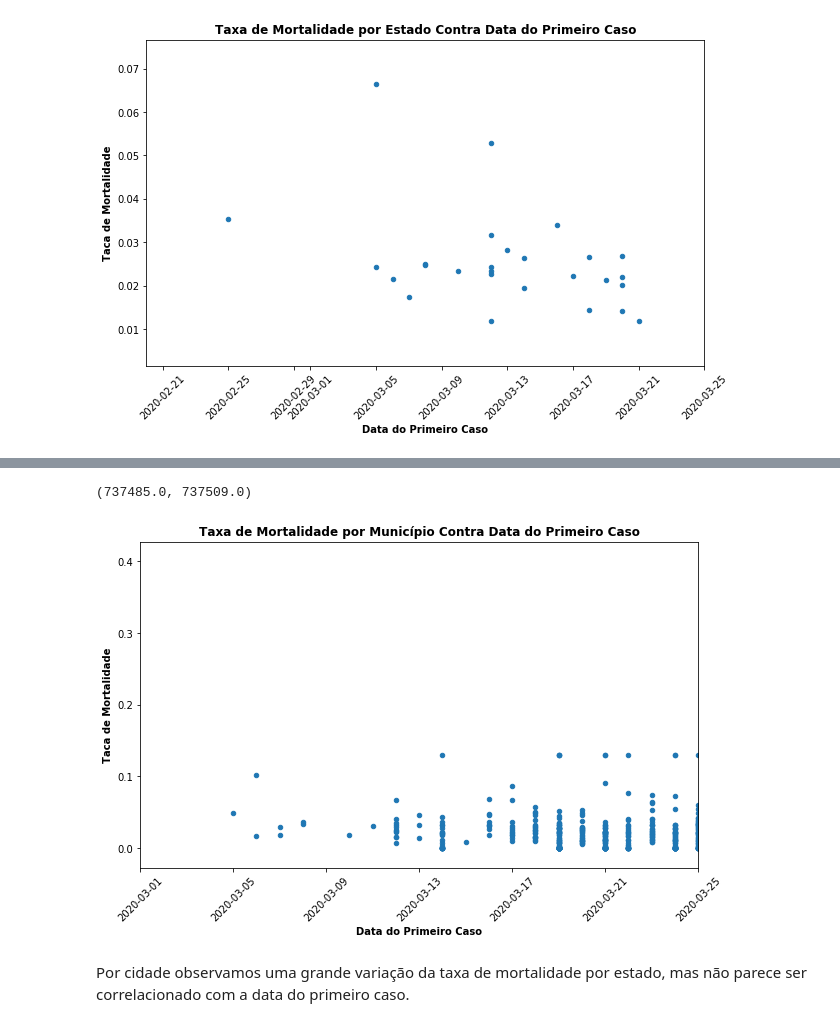
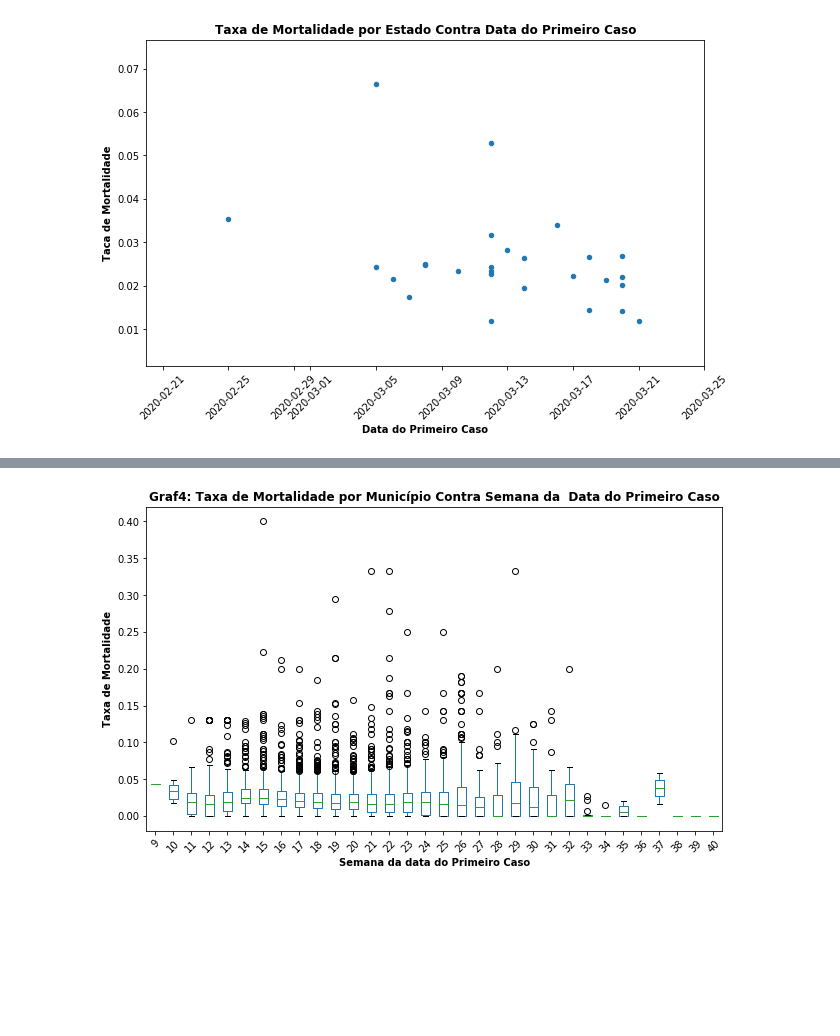
Before and after one commit to paulo-smcs/projetos_bootcamp_alura, a Jupyter notebook: Mod1/modulo1.ipynb, the cells around one changed output, grey strips where cells are left out. Saved outputs shown, nothing was run; the diff lists cells and outputs as text; code cells hidden in the pictures; blank space fills up the shorter version.

```diff
--- a/Mod1/modulo1.ipynb
+++ b/Mod1/modulo1.ipynb
@@ -99,22 +152,26 @@ Número de municípios com taxa de mortalidade menor que 0.5: 5582
 # %%
 df_first_case_city=df[(df.state_line!=1) & (df.order_for_place==1)][['date','city_ibge_code','city']].sort_values(by='date')
 
 df_merged2=pd.merge(df_death_rate_city,
                     df_first_case_city,
                     how='left',
                     left_on='city_ibge_code',
                     right_on='city_ibge_code')
 
-ax_4=df_merged2.plot.scatter(x='date',y='death_rate',rot=45,figsize=(10,6))
-ax_4.set_xlabel('Data do Primeiro Caso',fontweight='bold')
-ax_4.set_ylabel('Taca de Mortalidade',fontweight='bold')
-title=ax_4.set_title('Taxa de Mortalidade por Município Contra Data do Primeiro Caso'
+df_merged2['semana']=df_merged2.date.dt.week
+df_merged2=df_merged2[['death_rate','semana']]
+
+ax_4=df_merged2.boxplot(by='semana',rot=45,figsize=(10,6),grid=False)
+
+ax_4.get_figure().suptitle('')
+
+ax_4.set_xlabel('Semana da data do Primeiro Caso',fontweight='bold')
+ax_4.set_ylabel('Taxa de Mortalidade',fontweight='bold')
+title=ax_4.set_title('Graf4: Taxa de Mortalidade por Município Contra Semana da  Data do Primeiro Caso'
     ,fontweight='bold'
     ,fontsize='large')
 
-ax_4.set_xlim(pd.to_datetime('2020-03-01'),pd.to_datetime('2020-03-25'))
+#ax_4.set_xlim(pd.to_datetime('2020-03-01'),pd.to_datetime('2020-11-10'))
+#ax_4.set_ylim(0,130)
 # %% [output]
-(737485.0, 737509.0)
-[figure, old version]
+[figure, new version]
-# %% [markdown]
-<p>Por cidade observamos uma grande variação da taxa de mortalidade por estado, mas não parece ser correlacionado com a data do primeiro caso.<p>
```
Also changed, not shown: parts of 14 cells of this notebook.
